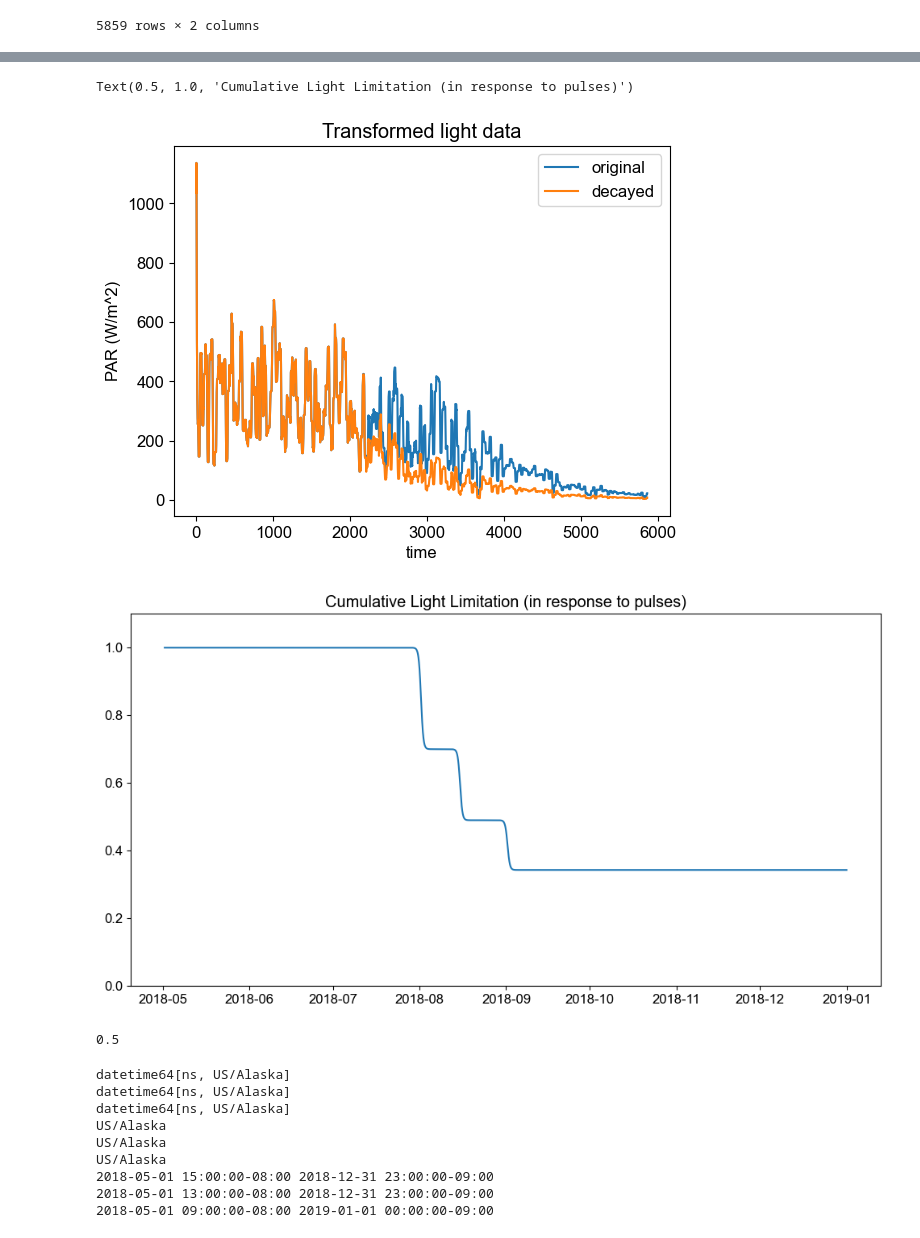
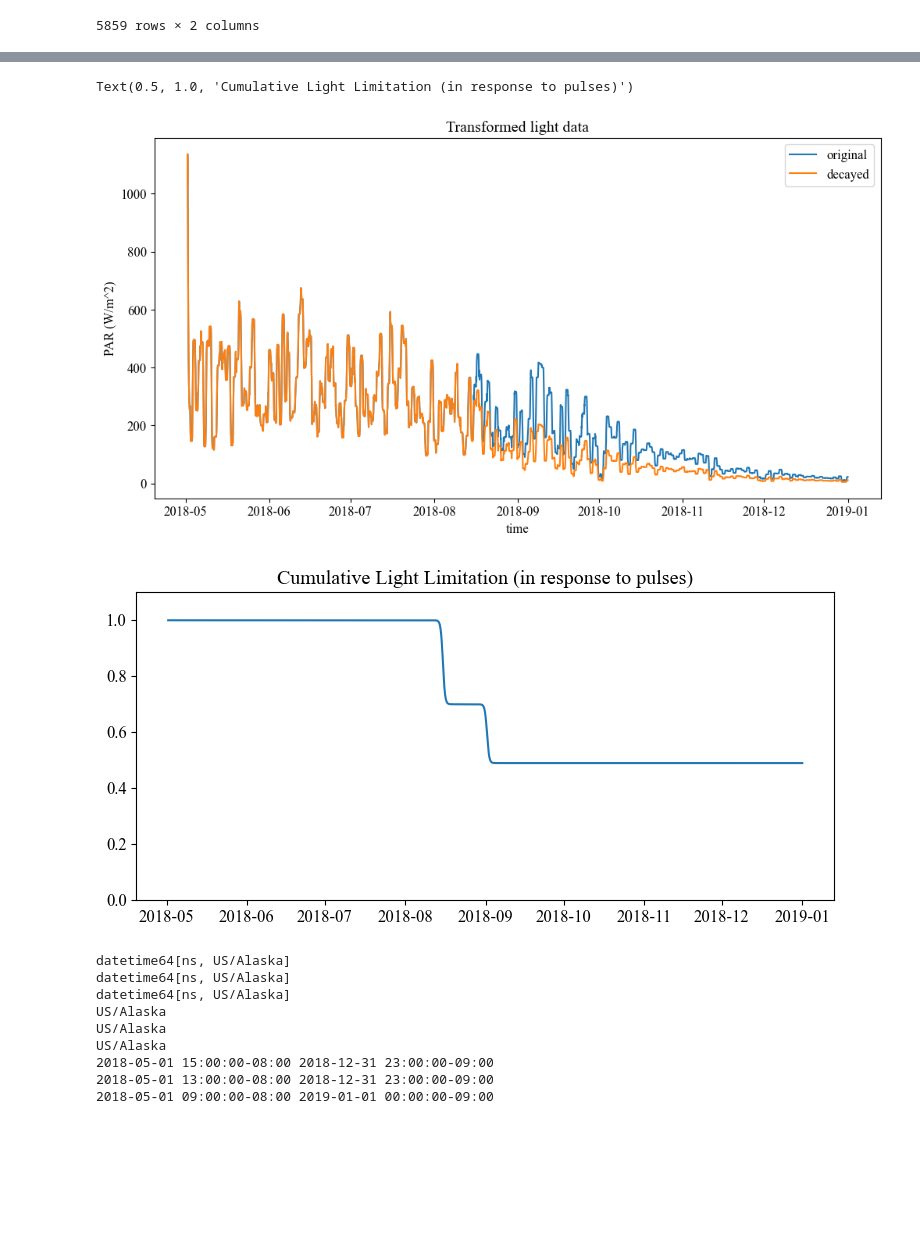
Before and after one commit to ashah1030/senior_thesis, a Jupyter notebook: NP_full_2018_model.ipynb, the cells around one changed output, grey strips where cells are left out. Cells and saved outputs as stored; diff of their text form; code cells hidden in the pictures; blank space fills up the shorter version.

```diff
--- a/NP_full_2018_model.ipynb
+++ b/NP_full_2018_model.ipynb
@@ -171,22 +264,30 @@ def create_tanh_decay(threshold_hours, hours, original_data, steepness=0.05): #c
     #what we want: low strat = low number (close to zero), high strat = high number (close to 1).
     # low strat = bigger storm disturbances with less wind, high strat = smaller storm disturbances with more wind!! --> strat held constant during pulsing experiments!
     if 0 < strat_index < 0.25:
-        if threshold_hours <= 3992:  # if threshold is before October 15th, reduce light by 50% (small storms)
+        if threshold_hours <=2205:
+            decay_function = 1
+        elif threshold_hours <= 3992:  # if threshold is before October 15th, reduce light by 50% (small storms)
             decay_function = 0.75 - 0.25 * np.tanh(steepness * (hours - threshold_hours))
         else: #if threshold is after this, reduce light by 70% (large storms)
             decay_function =0.65 - 0.35 * np.tanh(steepness * (hours - threshold_hours))
     elif 0.25 < strat_index < 0.5:
-        if threshold_hours <= 3992:  # if threshold is before October 15th, reduce light by 40% (small storms)
+        if threshold_hours <=2205:
+            decay_function = 1
+        elif threshold_hours <= 3992:  # if threshold is before October 15th, reduce light by 40% (small storms)
             decay_function = 0.8 - 0.2 * np.tanh(steepness * (hours - threshold_hours))
         else: #if threshold is after this, reduce light by 60% (large storms)
             decay_function = 0.7 - 0.3 * np.tanh(steepness * (hours - threshold_hours))
     elif 0.5 <= strat_index < 0.75: #avg strat conditions = 0.5
-        if threshold_hours <= 3992:  # if threshold is before October 15th, reduce light by 30% (small storms)
+        if threshold_hours <=2205:
+            decay_function = 1
+        elif threshold_hours <= 3992:  # if threshold is before October 15th, reduce light by 30% (small storms)
             decay_function = 0.85 - 0.15 * np.tanh(steepness * (hours - threshold_hours))
         else: #if threshold is after this, reduce light by 50% (large storms)
             decay_function = 0.75 - 0.25 * np.tanh(steepness * (hours - threshold_hours))
     else: #stratification conditions!!
-        if threshold_hours <= 3992:  # if threshold is before October 15th, reduce light by 20% (small storms)
+        if threshold_hours <=2205:
+            decay_function = 1
+        elif threshold_hours <= 3992:  # if threshold is before October 15th, reduce light by 20% (small storms)
             decay_function = 0.95 - 0.05 * np.tanh(steepness * (hours - threshold_hours))
         else: #if threshold is after this, reduce light by 40% (large storms)
             decay_function = 0.8 - 0.2 * np.tanh(steepness * (hours - threshold_hours)) #notice that this is the same condition as small storms with super low stratification!
@@ -196,11 +297,12 @@ def create_tanh_decay(threshold_hours, hours, original_data, steepness=0.05): #c
 
 #modified light function
 # code for abundant pulses --> 4 small, 1 large
-#decayed_data_one, decay_function_one = create_tanh_decay(2949, light_data_2018.index, light_data_2018['approxPAR'])
-#decayed_data_two, decay_function_two = create_tanh_decay(3285, decayed_data_one.index, decayed_data_one)
-#decayed_data_three, decay_function_three = create_tanh_decay(3669, decayed_data_two.index, decayed_data_two)
-#decayed_data_four, decay_function_four = create_tanh_decay(3992, decayed_data_three.index, decayed_data_three)
-#decayed_data_five, decay_function_five = create_tanh_decay(4400, decayed_data_four.index, decayed_data_four)
+# decayed_data_one, decay_function_one = create_tanh_decay(2949, light_data_2018.index, light_data_2018['approxPAR'])
+# decayed_data_two, decay_function_two = create_tanh_decay(3285, decayed_data_one.index, decayed_data_one)
+# decayed_data_three, decay_function_three = create_tanh_decay(3669, decayed_data_two.index, decayed_data_two)
+# decayed_data_four, decay_function_four = create_tanh_decay(3992, decayed_data_three.index, decayed_data_three)
+# decayed_data_five, decay_function_five = create_tanh_decay(4400, decayed_data_four.index, decayed_data_four)
+# decayed_data_six, decay_function_six = create_tanh_decay(4400, decayed_data_five.index, decayed_data_five)
 
 #code for abundant pulses --> 3 small, 2 large
 #decayed_data_one, decay_function_one = create_tanh_decay(3285, light_data_2018.index, light_data_2018['approxPAR'])
@@ -216,20 +318,15 @@ def create_tanh_decay(threshold_hours, hours, original_data, steepness=0.05): #c
 #decayed_data_two, decay_function_two = create_tanh_decay(2541, decayed_data_one.index, decayed_data_one)
 #decayed_data_three, decay_function_three = create_tanh_decay(2949, decayed_data_two.index, decayed_data_two)
 
-#IDEAL / HYBRID
-#decayed_data_one, decay_function_one = create_tanh_decay(2205, light_data_2018.index, light_data_2018['approxPAR'])
-#decayed_data_two, decay_function_two = create_tanh_decay(2301, decayed_data_one.index, decayed_data_one)
-#decayed_data_three, decay_function_three = create_tanh_decay(2421, decayed_data_two.index, decayed_data_two)
+#FREQUENCY
+# decayed_data_one, decay_function_one = create_tanh_decay(2205, light_data_2018.index, light_data_2018['approxPAR'])
+# decayed_data_two, decay_function_two = create_tanh_decay(2301, decayed_data_one.index, decayed_data_one)
+# decayed_data_three, decay_function_three = create_tanh_decay(2541, decayed_data_two.index, decayed_data_two)
 
-#PROXIMITY
-#decayed_data_one, decay_function_one = create_tanh_decay(2205, light_data_2018.index, light_data_2018['approxPAR'])
-#decayed_data_two, decay_function_two = create_tanh_decay(2301, decayed_data_one.index, decayed_data_one)
-#decayed_data_three, decay_function_three = create_tanh_decay(2541, decayed_data_two.index, decayed_data_two)
-
-#STD DEV
-#decayed_data_one, decay_function_one = create_tanh_decay(2205, light_data_2018.index, light_data_2018['approxPAR'])
-#decayed_data_two, decay_function_two = create_tanh_decay(2541, decayed_data_one.index, decayed_data_one)
-#decayed_data_three, decay_function_three = create_tanh_decay(2949, decayed_data_two.index, decayed_data_two)
+#DURATION
+# decayed_data_one, decay_function_one = create_tanh_decay(2205, light_data_2018.index, light_data_2018['approxPAR'])
+# decayed_data_two, decay_function_two = create_tanh_decay(2541, decayed_data_one.index, decayed_data_one)
+# decayed_data_three, decay_function_three = create_tanh_decay(2949, decayed_data_two.index, decayed_data_two)
 
 #AMPLITUDE
 decayed_data_one, decay_function_one = create_tanh_decay(2205, light_data_2018.index, light_data_2018['approxPAR'])
@@ -238,43 +335,39 @@ decayed_data_three, decay_function_three = create_tanh_decay(2949, decayed_data_
 
 ## plt.figure()
 # plt.plot(light_data_2018['approxPAR'].rolling(24, min_periods=1).mean())
 # plt.plot(decayed_data_five.rolling(24, min_periods=1).mean())
 # plt.legend(['original','decayed'])
 # plt.title('Transformed light data')
 # plt.xlabel('time')
 # plt.ylabel('PAR (W/m^2)')
 
 # plt.figure(figsize=(12, 6))
 # plt.plot(light_data_2018['time'], decay_function_one*decay_function_two*decay_function_three*decay_function_four*decay_function_five)
 # plt.title('Cumulative Light Limitation (in response to pulses)')
 
 
 #code for sparse  pulses --> need to modify tanh function here!
 
 #decayed_data_one, decay_function_one = create_tanh_decay(2949, light_data_2018.index, light_data_2018['approxPAR'])
 #decayed_data_two, decay_function_two = create_tanh_decay(3669, decayed_data_one.index, decayed_data_one)
 #decayed_data_three, decay_function_three = create_tanh_decay(4400, decayed_data_two.index, decayed_data_two)
 
-plt.figure()
-plt.plot(light_data_2018['approxPAR'].rolling(24, min_periods=1).mean())
-plt.plot(decayed_data_three.rolling(24, min_periods=1).mean())
+plt.figure(figsize=(12,6))
+plt.plot(light_data_2018['time'], light_data_2018['approxPAR'].rolling(24, min_periods=1).mean())
+plt.plot(light_data_2018['time'], decayed_data_three.rolling(24, min_periods=1).mean())
 plt.legend(['original','decayed'])
 plt.title('Transformed light data')
 plt.xlabel('time')
 plt.ylabel('PAR (W/m^2)')
 
-plt.figure(figsize=(12, 6))
+plt.figure(figsize=(9, 4))
 plt.plot(light_data_2018['time'], decay_function_one*decay_function_two*decay_function_three)
 plt.ylim([0,1.1])
 plt.title('Cumulative Light Limitation (in response to pulses)')
 # %% [output]
 Text(0.5, 1.0, 'Cumulative Light Limitation (in response to pulses)')
-[figure, old version]
+[figure, new version]
-[figure, old version]
+[figure, new version]
-# %%
-strat_index
-# %% [output]
-0.5
 # %%
 light_data_mod_pulses = pd.DataFrame({
         'time': light_data_2018.time,
```
Also changed, not shown: parts of 14 cells of this notebook.
